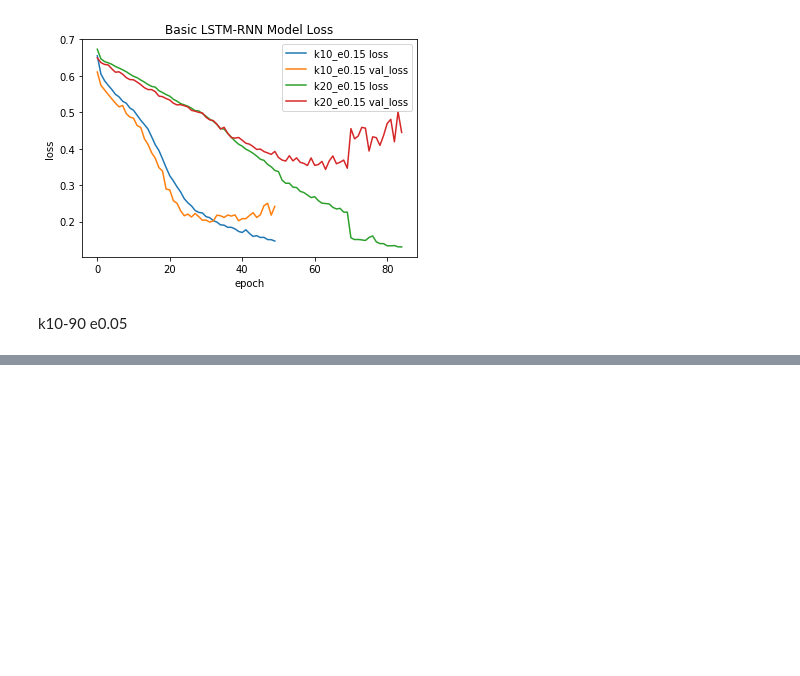
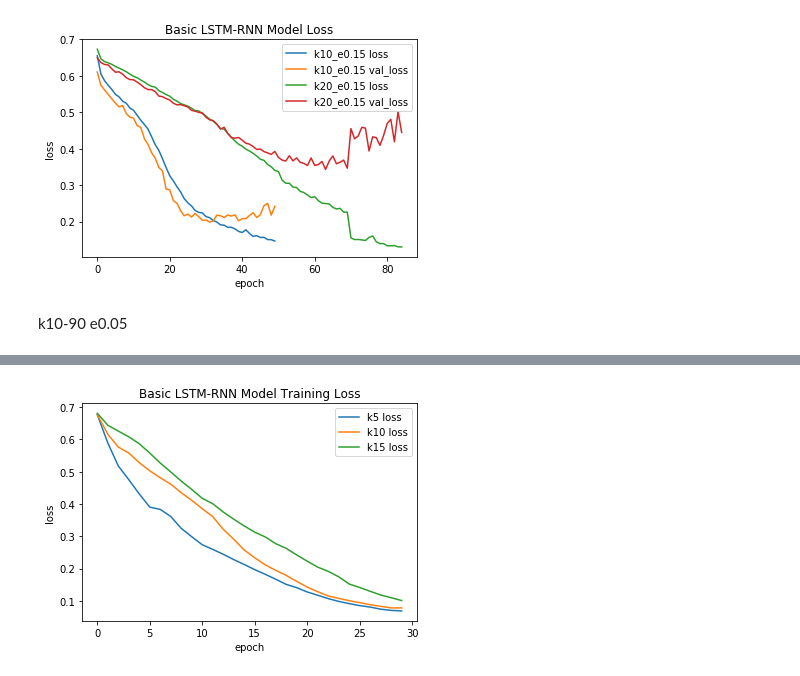
Before and after one commit to Gan-Tu/radioML, a Jupyter notebook: notebooks/ecc-v5.ipynb, the cells around one changed output, grey strips where cells are left out. Cells and saved outputs as stored; diff of their text form; code cells hidden in the pictures; blank space fills up the shorter version.

```diff
--- a/notebooks/ecc-v5.ipynb
+++ b/notebooks/ecc-v5.ipynb
@@ -1359,14 +1449,16 @@ plt.show()
 # %%
-for name, exp in experiment_results3.items():
+for name, exp in experiment_results4.items():
     history = exp["history"]
     if type(history) != dict:
         history = history.history
-    plt.plot(history['val_loss'], label="{0} val_loss".format(name))
+    plt.plot(history['loss'], label="{0} loss".format(name))
 
-    exp["model"].save("models/epoch30_lr0.005/{0}.h5".format(name))
+    #exp["model"].save("models/epoch30_lr0.005/{0}.h5".format(name))
 
-plt.title('Basic LSTM-RNN Model Validation Loss')
+plt.title('Basic LSTM-RNN Model Training Loss')
 plt.xlabel('epoch')
 plt.ylabel('loss')
 plt.legend()
 plt.show()
+# %% [output]
+[figure, added]
```
Also changed, not shown: parts of 8 cells of this notebook.
